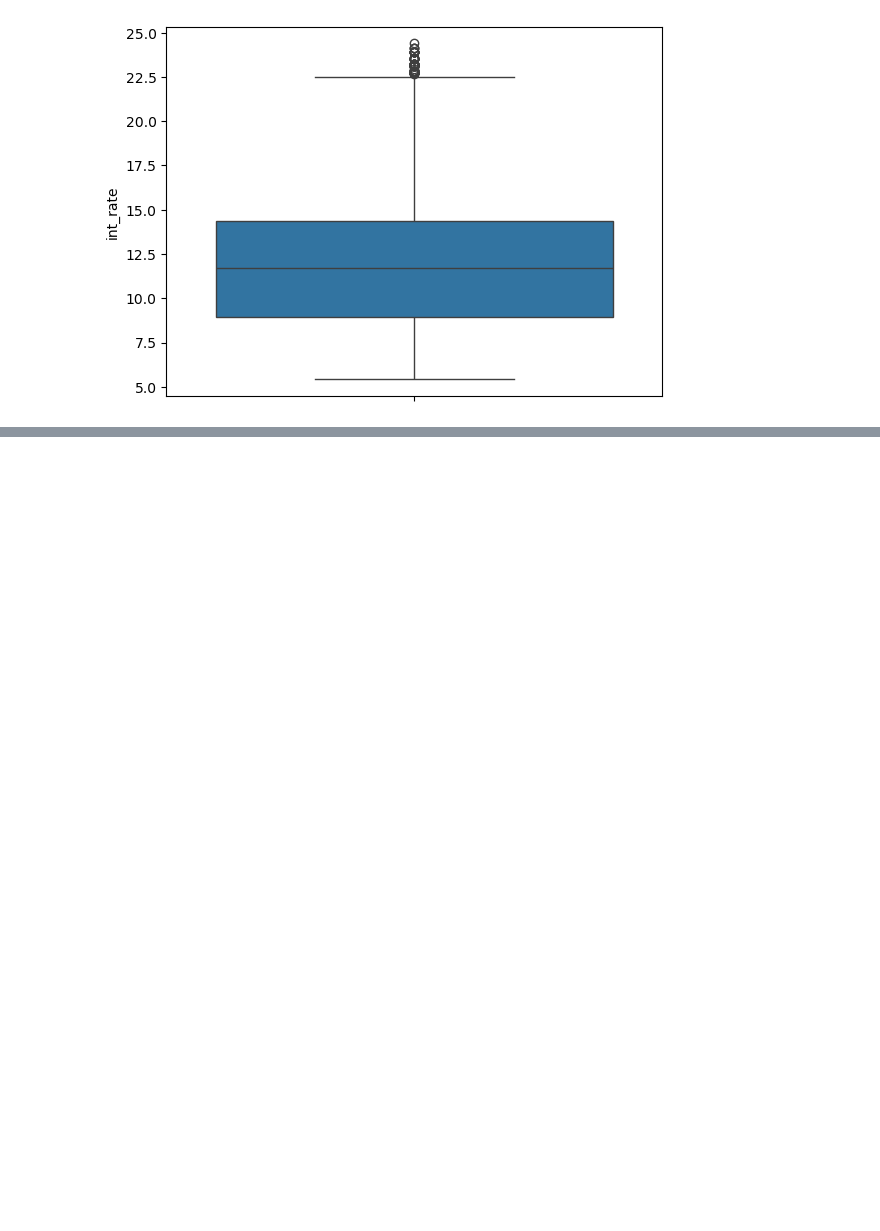
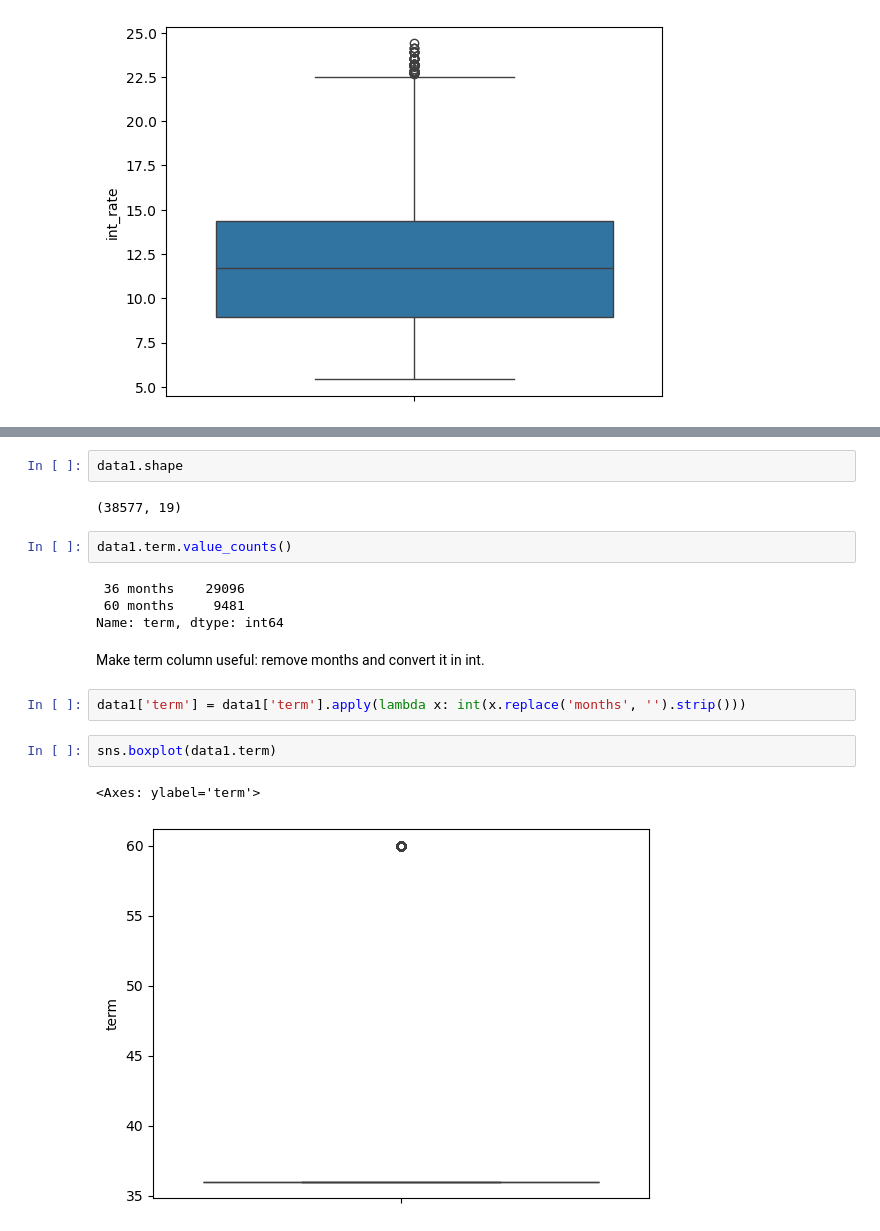
Before and after one commit to sunnyku/MS, a Jupyter notebook: case_study/staging.ipynb, the cells around one changed output, grey strips where cells are left out. Saved outputs shown, nothing was run; the diff lists cells and outputs as text; blank space fills up the shorter version.

```diff
--- a/case_study/staging.ipynb
+++ b/case_study/staging.ipynb
@@ -499,0 +572,19 @@ sns.boxplot(data1.int_rate)
+# %%
+data1.shape
+# %% [output]
+(38577, 19)
+# %%
+data1.term.value_counts()
+# %% [output]
+ 36 months    29096
+ 60 months     9481
+Name: term, dtype: int64
+# %% [markdown]
+Make term column useful: remove months and convert it in int.
+# %%
+data1['term'] = data1['term'].apply(lambda x: int(x.replace('months', '').strip()))
+# %%
+sns.boxplot(data1.term)
+# %% [output]
+<Axes: ylabel='term'>
+[figure, added]
```
Also changed, not shown: parts of 9 cells of this notebook.
